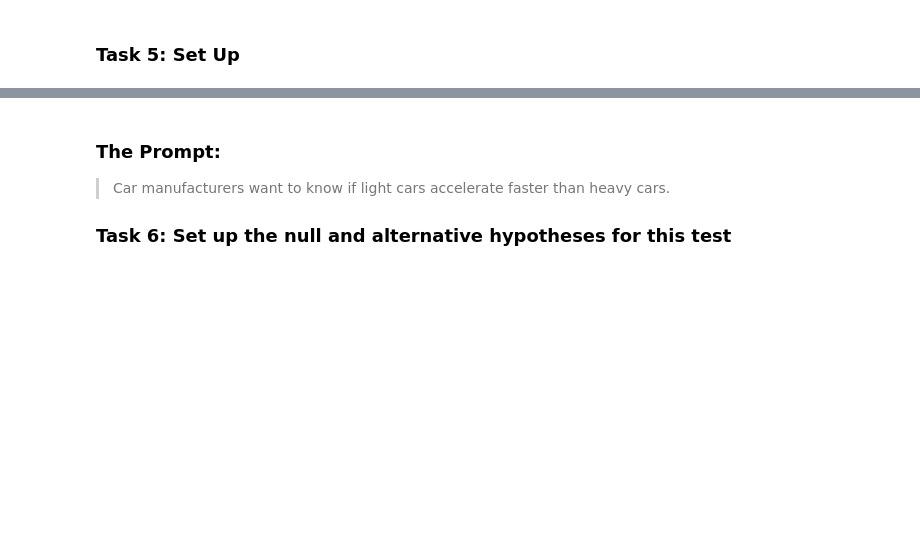
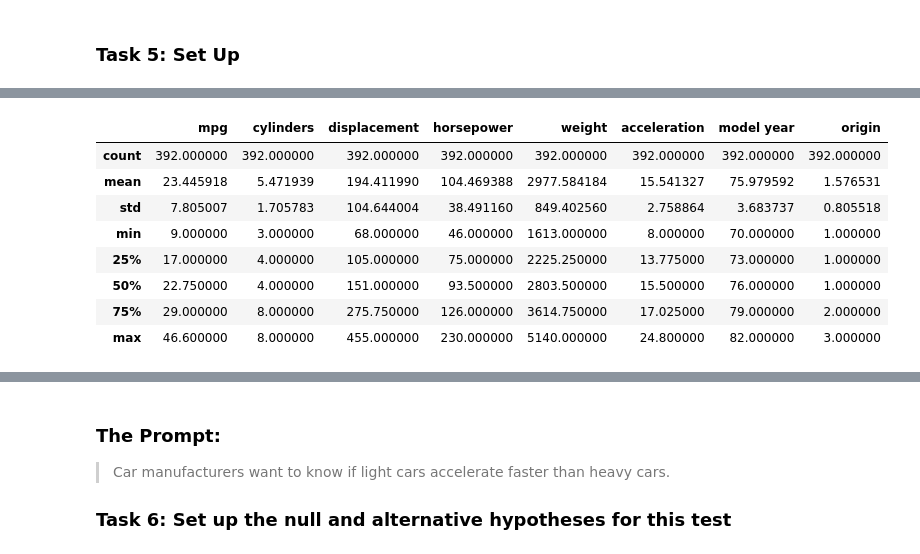
Before and after one commit to cyborgsage/phase2-code-challenge-review, a Jupyter notebook: P2-Code-Challenge-Review.ipynb, the cells around one changed output, grey strips where cells are left out. Cells and saved outputs as stored; diff of their text form; code cells hidden in the pictures; blank space fills up the shorter version.

```diff
--- a/P2-Code-Challenge-Review.ipynb
+++ b/P2-Code-Challenge-Review.ipynb
@@ -54,5 +93,16 @@ df = None
 # %%
 # Describe the data
+df.describe()
+# %% [output]
+|  | mpg | cylinders | displacement | horsepower | weight | acceleration | model year | origin |
+| count | 392.000000 | 392.000000 | 392.000000 | 392.000000 | 392.000000 | 392.000000 | 392.000000 | 392.000000 |
+| mean | 23.445918 | 5.471939 | 194.411990 | 104.469388 | 2977.584184 | 15.541327 | 75.979592 | 1.576531 |
+| std | 7.805007 | 1.705783 | 104.644004 | 38.491160 | 849.402560 | 2.758864 | 3.683737 | 0.805518 |
+| min | 9.000000 | 3.000000 | 68.000000 | 46.000000 | 1613.000000 | 8.000000 | 70.000000 | 1.000000 |
+| 25% | 17.000000 | 4.000000 | 105.000000 | 75.000000 | 2225.250000 | 13.775000 | 73.000000 | 1.000000 |
+| 50% | 22.750000 | 4.000000 | 151.000000 | 93.500000 | 2803.500000 | 15.500000 | 76.000000 | 1.000000 |
+| 75% | 29.000000 | 8.000000 | 275.750000 | 126.000000 | 3614.750000 | 17.025000 | 79.000000 | 2.000000 |
+| max | 46.600000 | 8.000000 | 455.000000 | 230.000000 | 5140.000000 | 24.800000 | 82.000000 | 3.000000 |
 # %%
 # Run this cell without changes to set up for the next set of questions
 
```
Also changed, not shown: parts of 34 cells of this notebook.
